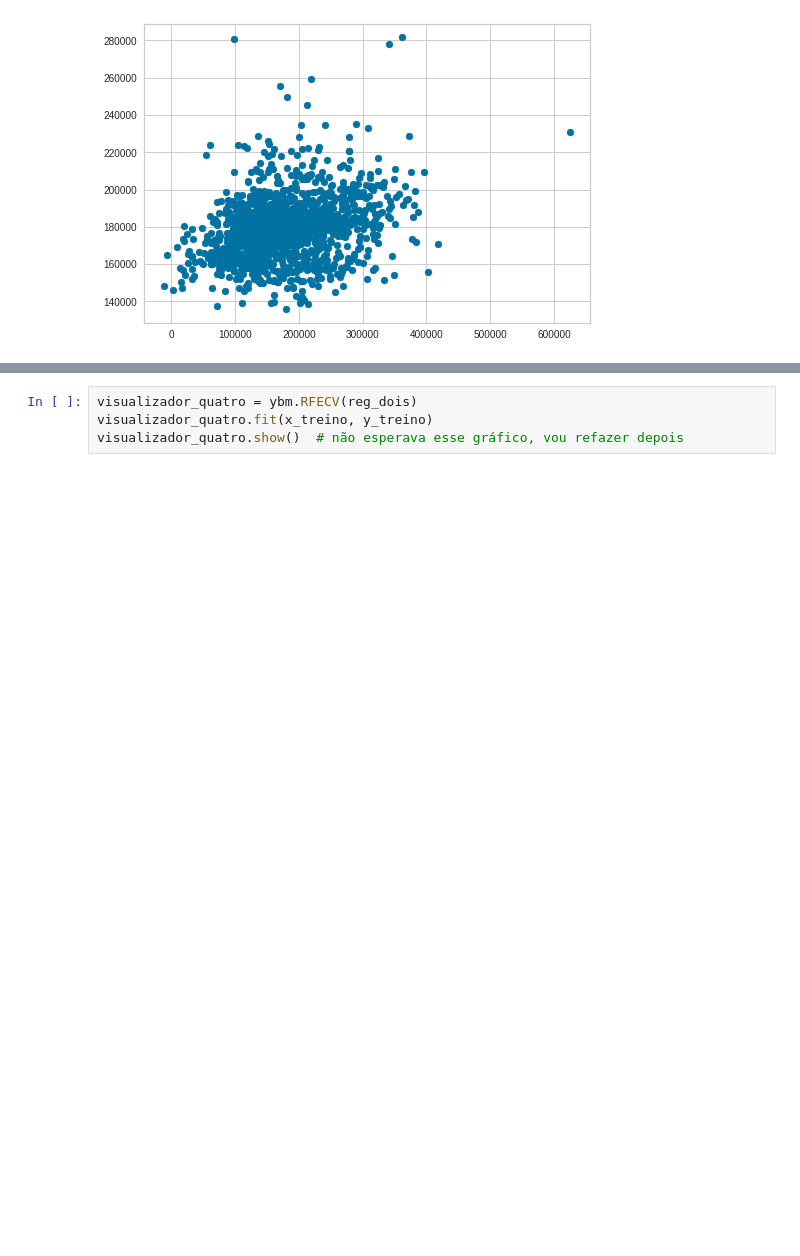
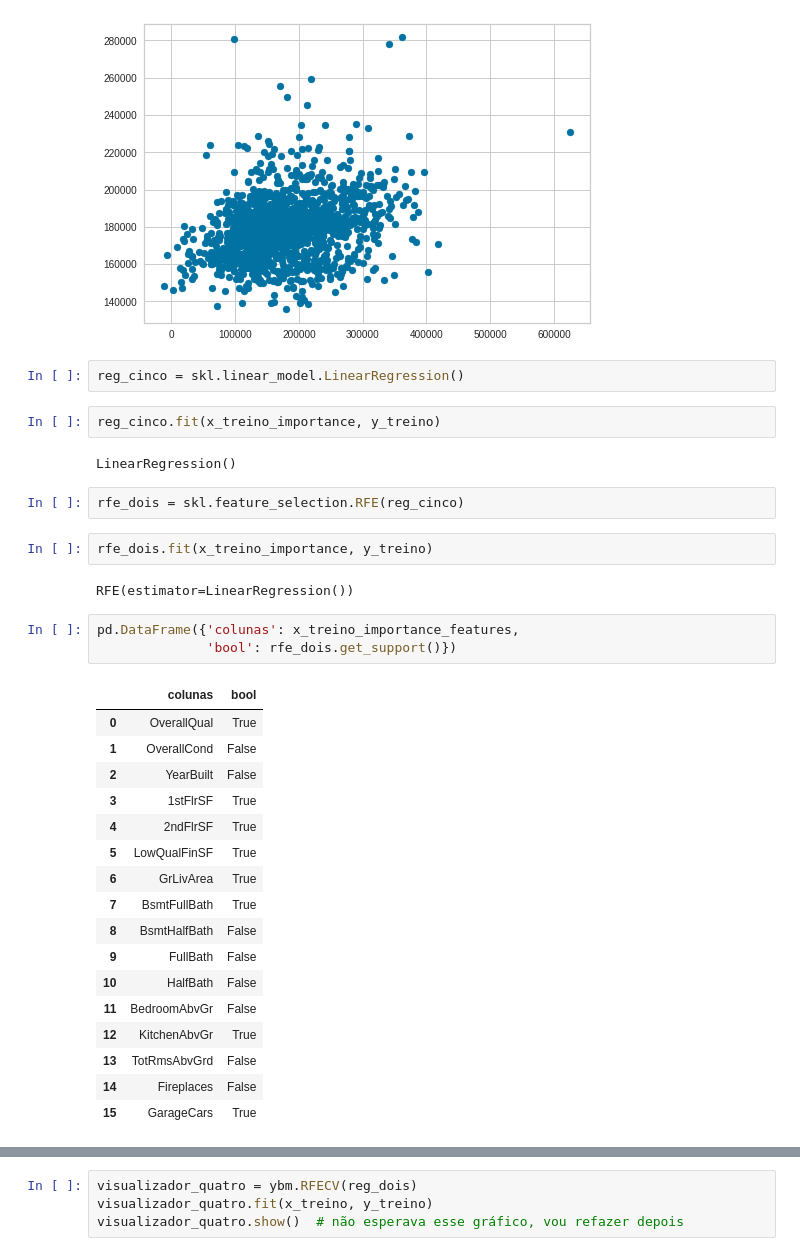
Before and after one commit to mikaelcordeiro/semanas, a Jupyter notebook: semana6/semana_6.ipynb, the cells around one changed output, grey strips where cells are left out. Saved outputs shown, nothing was run; the diff lists cells and outputs as text; blank space fills up the shorter version.

```diff
--- a/semana6/semana_6.ipynb
+++ b/semana6/semana_6.ipynb
@@ -407,3 +409,36 @@ plt.scatter(y_previsao_imp, y_teste)
 plt.show()
 # %% [output]
 [figure]
+# %%
+reg_cinco = skl.linear_model.LinearRegression()
+# %%
+reg_cinco.fit(x_treino_importance, y_treino)
+# %% [output]
+LinearRegression()
+# %%
+rfe_dois = skl.feature_selection.RFE(reg_cinco)
+# %%
+rfe_dois.fit(x_treino_importance, y_treino)
+# %% [output]
+RFE(estimator=LinearRegression())
+# %%
+pd.DataFrame({'colunas': x_treino_importance_features,
+              'bool': rfe_dois.get_support()})
+# %% [output]
+|  | colunas | bool |
+| 0 | OverallQual | True |
+| 1 | OverallCond | False |
+| 2 | YearBuilt | False |
+| 3 | 1stFlrSF | True |
+| 4 | 2ndFlrSF | True |
+| 5 | LowQualFinSF | True |
+| 6 | GrLivArea | True |
+| 7 | BsmtFullBath | True |
+| 8 | BsmtHalfBath | False |
+| 9 | FullBath | False |
+| 10 | HalfBath | False |
+| 11 | BedroomAbvGr | False |
+| 12 | KitchenAbvGr | True |
+| 13 | TotRmsAbvGrd | False |
+| 14 | Fireplaces | False |
+| 15 | GarageCars | True |
```
Also changed, not shown: parts of 9 cells of this notebook.
